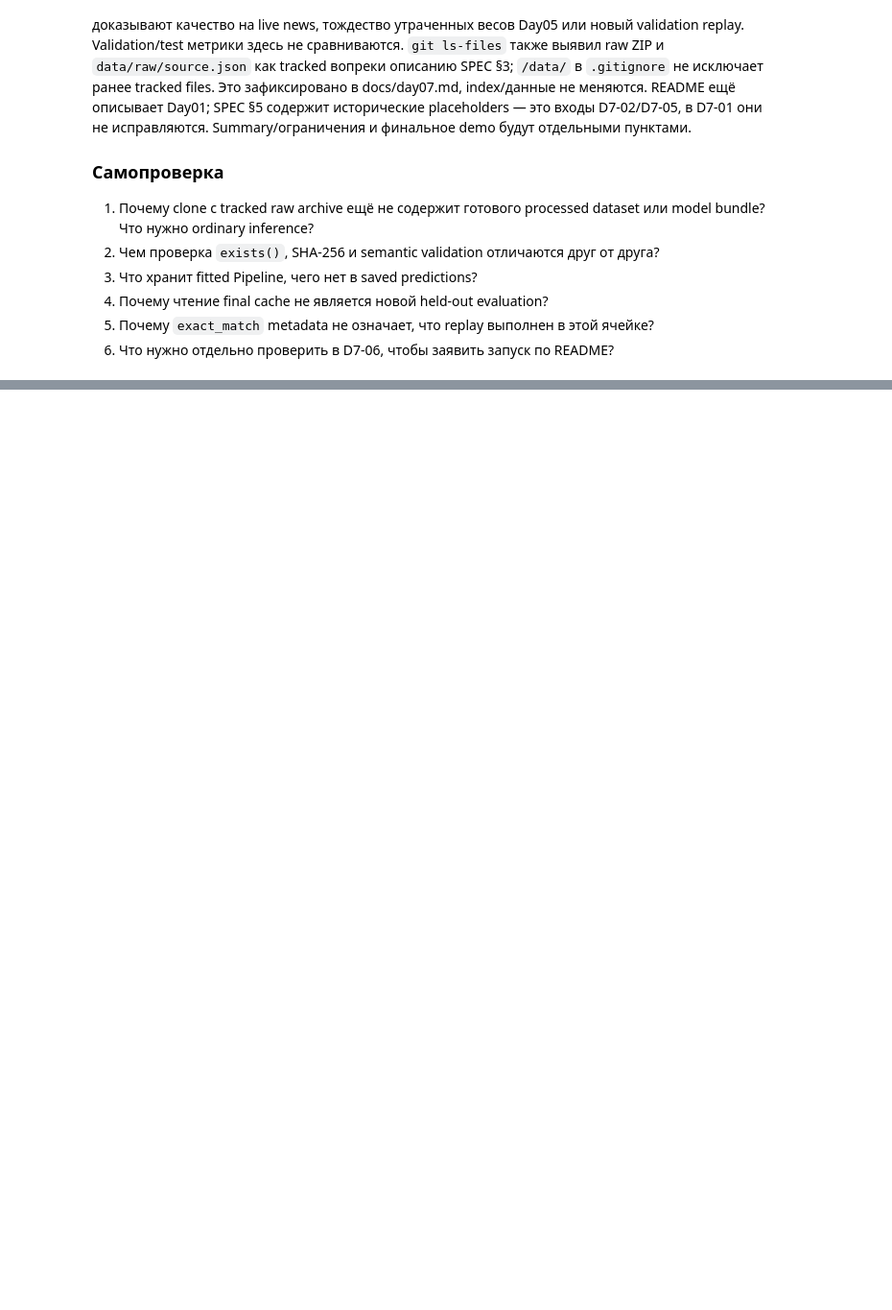
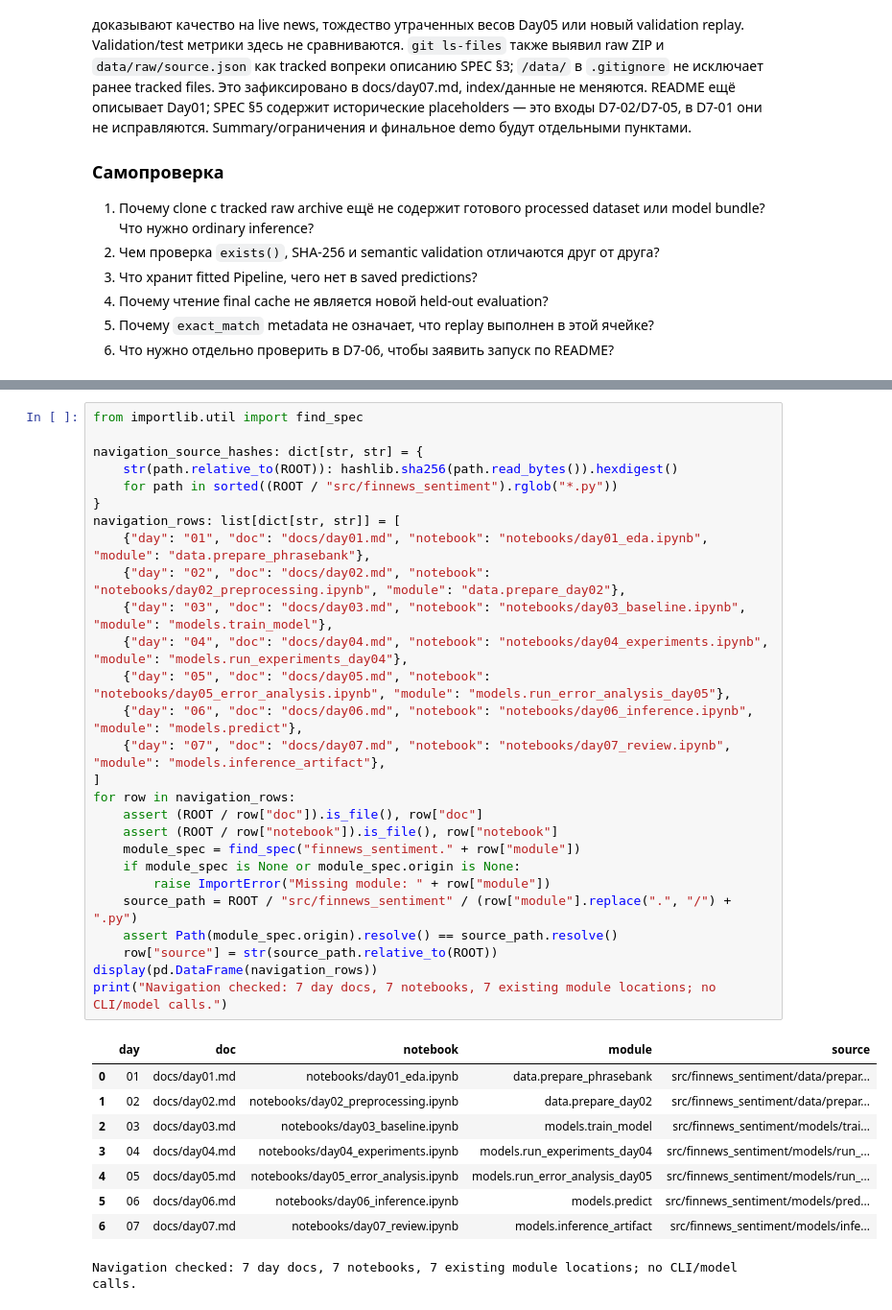
Before and after one commit to HomeboyMakkri/Text-classification, a Jupyter notebook: notebooks/day07_review.ipynb, the cells around one changed output, grey strips where cells are left out. Shown at 96% size. Saved outputs shown, nothing was run; the diff lists cells and outputs as text; blank space fills up the shorter version.

```diff
--- a/notebooks/day07_review.ipynb
+++ b/notebooks/day07_review.ipynb
@@ -268,0 +277,37 @@ Checked reference содержит train `(2210, 5)`, validation `(553, 5)` и
+# %%
+from importlib.util import find_spec
+
+navigation_source_hashes: dict[str, str] = {
+    str(path.relative_to(ROOT)): hashlib.sha256(path.read_bytes()).hexdigest()
+    for path in sorted((ROOT / "src/finnews_sentiment").rglob("*.py"))
+}
+navigation_rows: list[dict[str, str]] = [
+    {"day": "01", "doc": "docs/day01.md", "notebook": "notebooks/day01_eda.ipynb", "module": "data.prepare_phrasebank"},
+    {"day": "02", "doc": "docs/day02.md", "notebook": "notebooks/day02_preprocessing.ipynb", "module": "data.prepare_day02"},
+    {"day": "03", "doc": "docs/day03.md", "notebook": "notebooks/day03_baseline.ipynb", "module": "models.train_model"},
+    {"day": "04", "doc": "docs/day04.md", "notebook": "notebooks/day04_experiments.ipynb", "module": "models.run_experiments_day04"},
+    {"day": "05", "doc": "docs/day05.md", "notebook": "notebooks/day05_error_analysis.ipynb", "module": "models.run_error_analysis_day05"},
+    {"day": "06", "doc": "docs/day06.md", "notebook": "notebooks/day06_inference.ipynb", "module": "models.predict"},
+    {"day": "07", "doc": "docs/day07.md", "notebook": "notebooks/day07_review.ipynb", "module": "models.inference_artifact"},
+]
+for row in navigation_rows:
+    assert (ROOT / row["doc"]).is_file(), row["doc"]
+    assert (ROOT / row["notebook"]).is_file(), row["notebook"]
+    module_spec = find_spec("finnews_sentiment." + row["module"])
+    if module_spec is None or module_spec.origin is None:
+        raise ImportError("Missing module: " + row["module"])
+    source_path = ROOT / "src/finnews_sentiment" / (row["module"].replace(".", "/") + ".py")
+    assert Path(module_spec.origin).resolve() == source_path.resolve()
+    row["source"] = str(source_path.relative_to(ROOT))
+display(pd.DataFrame(navigation_rows))
+print("Navigation checked: 7 day docs, 7 notebooks, 7 existing module locations; no CLI/model calls.")
+# %% [output]
+|  | day | doc | notebook | module | source |
+| 0 | 01 | docs/day01.md | notebooks/day01_eda.ipynb | data.prepare_phrasebank | src/finnews_sentiment/data/prepar... |
+| 1 | 02 | docs/day02.md | notebooks/day02_preprocessing.ipynb | data.prepare_day02 | src/finnews_sentiment/data/prepar... |
+| 2 | 03 | docs/day03.md | notebooks/day03_baseline.ipynb | models.train_model | src/finnews_sentiment/models/trai... |
+| 3 | 04 | docs/day04.md | notebooks/day04_experiments.ipynb | models.run_experiments_day04 | src/finnews_sentiment/models/run_... |
+| 4 | 05 | docs/day05.md | notebooks/day05_error_analysis.ipynb | models.run_error_analysis_day05 | src/finnews_sentiment/models/run_... |
+| 5 | 06 | docs/day06.md | notebooks/day06_inference.ipynb | models.predict | src/finnews_sentiment/models/pred... |
+| 6 | 07 | docs/day07.md | notebooks/day07_review.ipynb | models.inference_artifact | src/finnews_sentiment/models/infe... |
+Navigation checked: 7 day docs, 7 notebooks, 7 existing module locations; no CLI/model calls.
```
Also changed, not shown: parts of 4 cells of this notebook, 4 other files.
